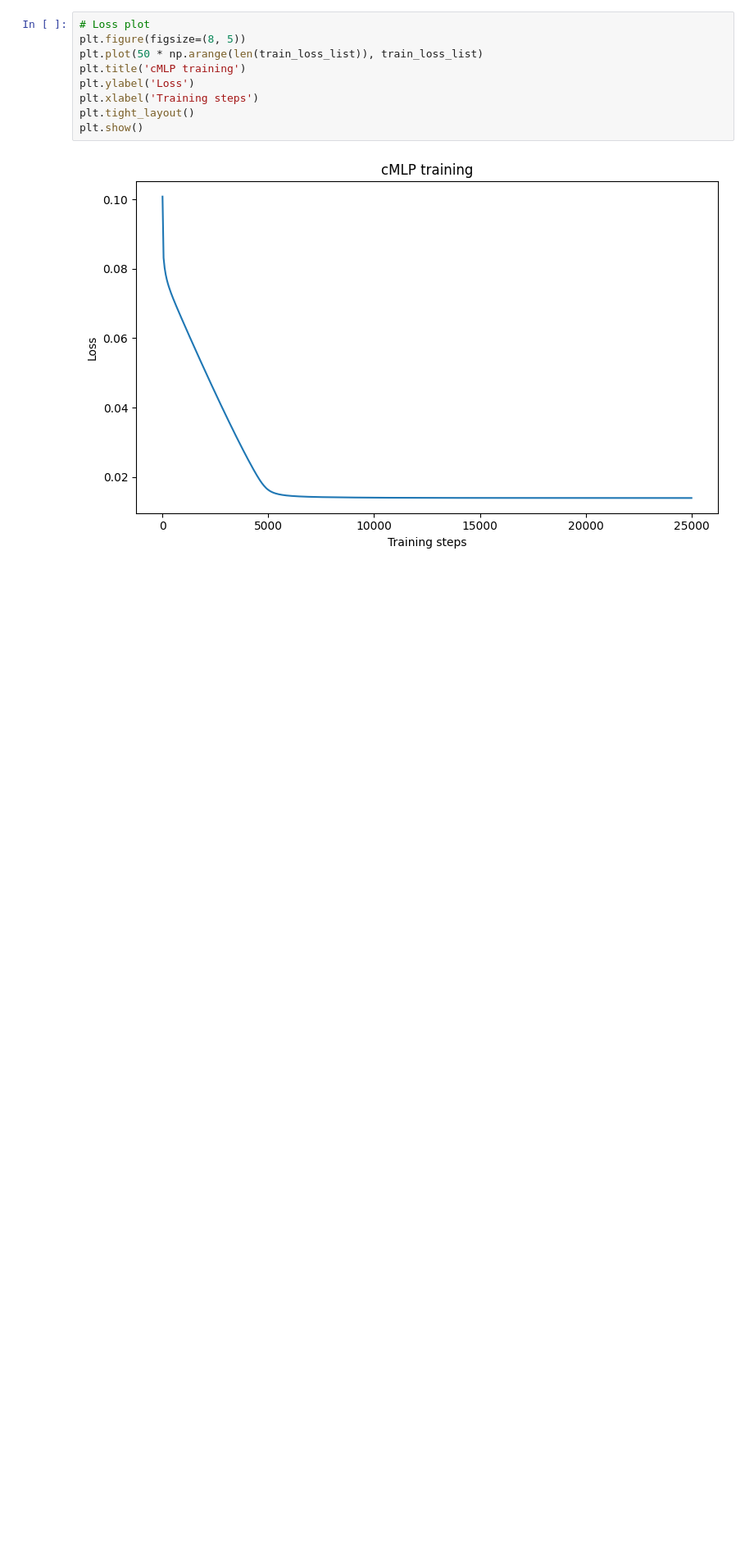
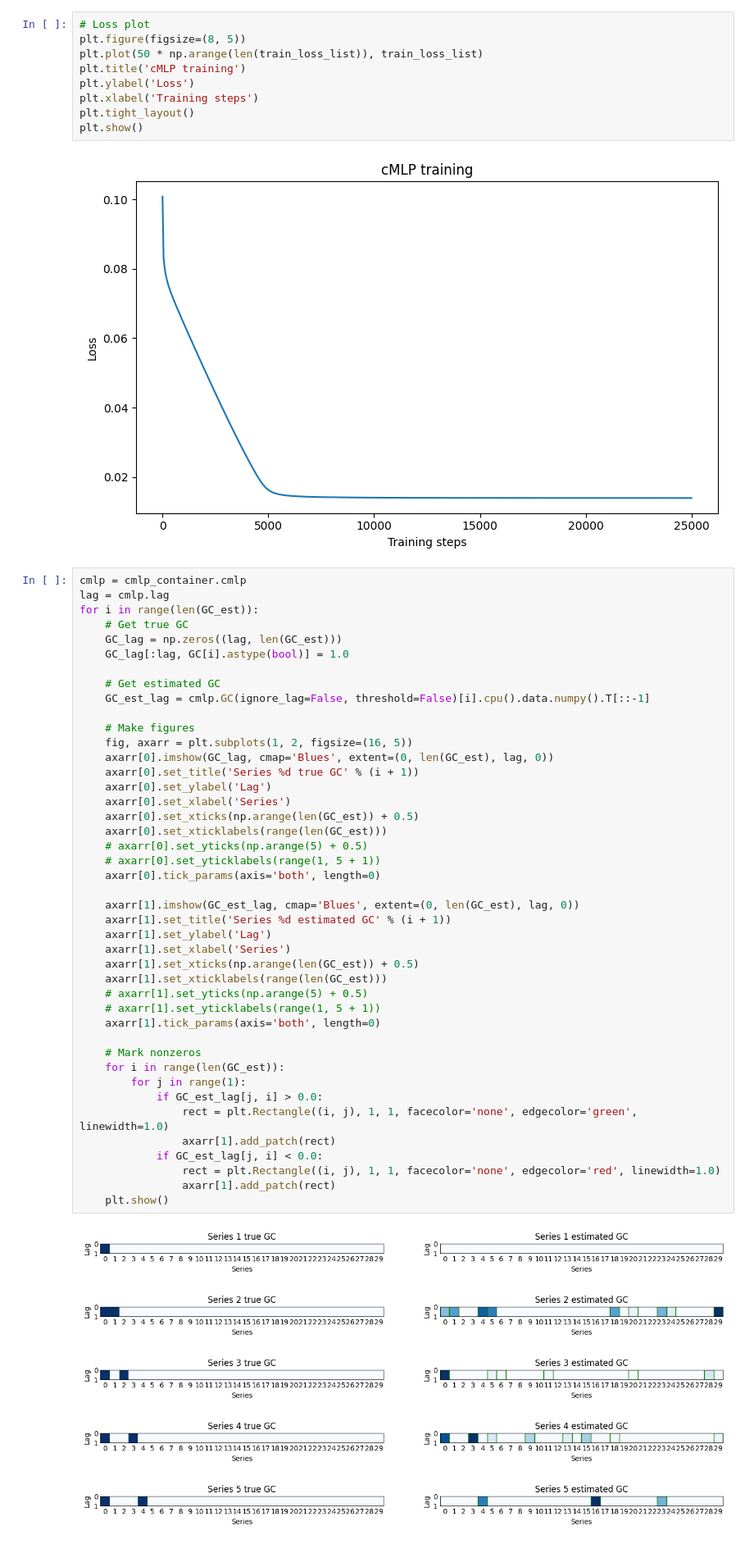
Before and after one commit to arthur900530/Neural-Network-on-Granger-Causality-and-VAR, a Jupyter notebook: src/trained_cmlp_demo.ipynb, the cells around one changed output. Shown at 82% size. Drawn from its saved outputs; the diff is of its cells as text; blank space fills up the shorter version.

```diff
--- a/src/trained_cmlp_demo.ipynb
+++ b/src/trained_cmlp_demo.ipynb
@@ -98,3 +114,52 @@ plt.tight_layout()
 plt.show()
 # %% [output]
 [figure]
+# %%
+cmlp = cmlp_container.cmlp
+lag = cmlp.lag
+for i in range(len(GC_est)):
+    # Get true GC
+    GC_lag = np.zeros((lag, len(GC_est)))
+    GC_lag[:lag, GC[i].astype(bool)] = 1.0
+
+    # Get estimated GC
+    GC_est_lag = cmlp.GC(ignore_lag=False, threshold=False)[i].cpu().data.numpy().T[::-1]
+
+    # Make figures
+    fig, axarr = plt.subplots(1, 2, figsize=(16, 5))
+    axarr[0].imshow(GC_lag, cmap='Blues', extent=(0, len(GC_est), lag, 0))
+    axarr[0].set_title('Series %d true GC' % (i + 1))
+    axarr[0].set_ylabel('Lag')
+    axarr[0].set_xlabel('Series')
+    axarr[0].set_xticks(np.arange(len(GC_est)) + 0.5)
+    axarr[0].set_xticklabels(range(len(GC_est)))
+    # axarr[0].set_yticks(np.arange(5) + 0.5)
+    # axarr[0].set_yticklabels(range(1, 5 + 1))
+    axarr[0].tick_params(axis='both', length=0)
+
+    axarr[1].imshow(GC_est_lag, cmap='Blues', extent=(0, len(GC_est), lag, 0))
+    axarr[1].set_title('Series %d estimated GC' % (i + 1))
+    axarr[1].set_ylabel('Lag')
+    axarr[1].set_xlabel('Series')
+    axarr[1].set_xticks(np.arange(len(GC_est)) + 0.5)
+    axarr[1].set_xticklabels(range(len(GC_est)))
+    # axarr[1].set_yticks(np.arange(5) + 0.5)
+    # axarr[1].set_yticklabels(range(1, 5 + 1))
+    axarr[1].tick_params(axis='both', length=0)
+
+    # Mark nonzeros
+    for i in range(len(GC_est)):
+        for j in range(1):
+            if GC_est_lag[j, i] > 0.0:
+                rect = plt.Rectangle((i, j), 1, 1, facecolor='none', edgecolor='green', linewidth=1.0)
+                axarr[1].add_patch(rect)
+            if GC_est_lag[j, i] < 0.0:
+                rect = plt.Rectangle((i, j), 1, 1, facecolor='none', edgecolor='red', linewidth=1.0)
+                axarr[1].add_patch(rect)
+    plt.show()
+# %% [output]
+[figure, added]
+[figure, added]
+[figure, added]
+[figure, added]
+[figure, added]
```
Also changed, not shown: parts of 3 cells of this notebook, 2 other files.
